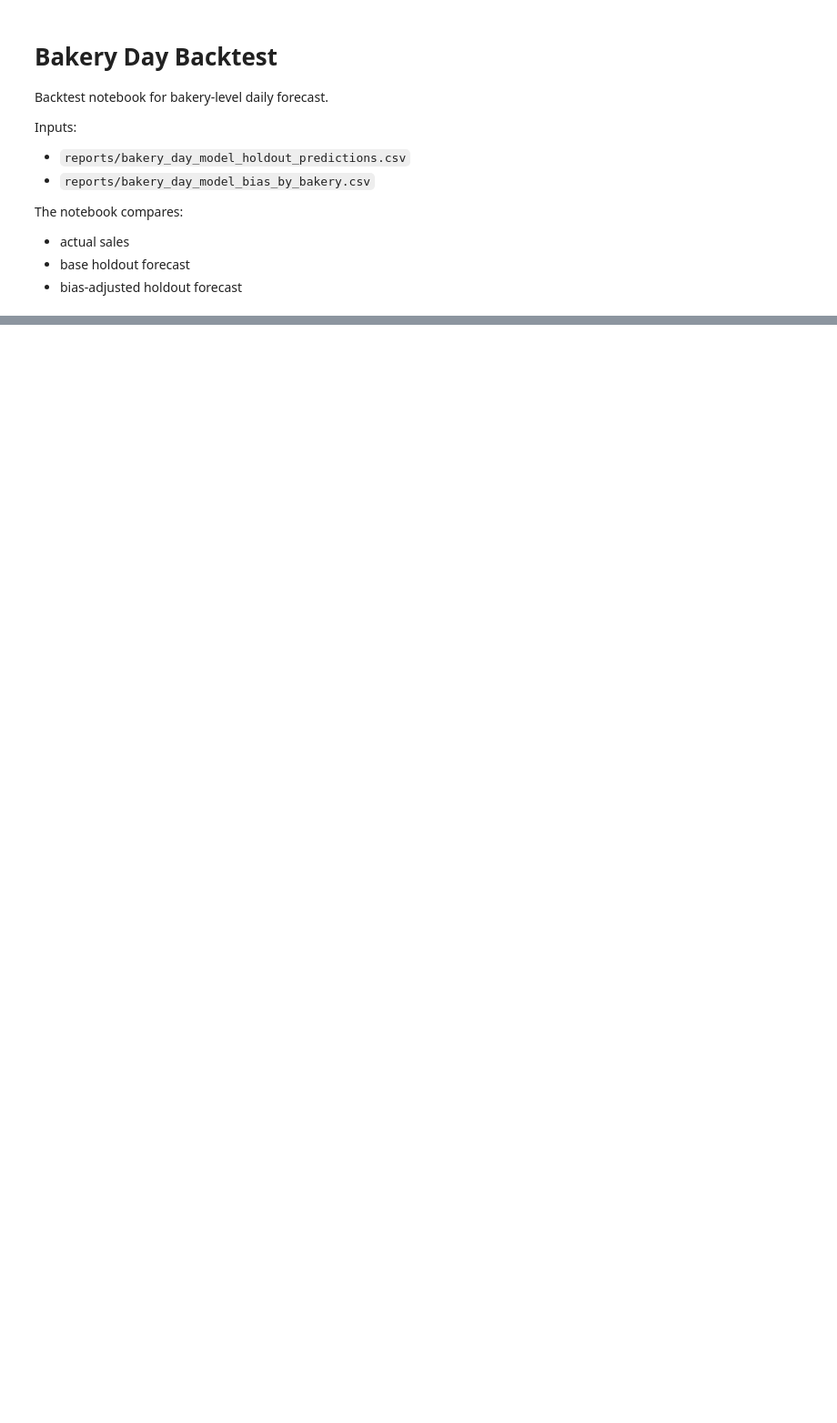
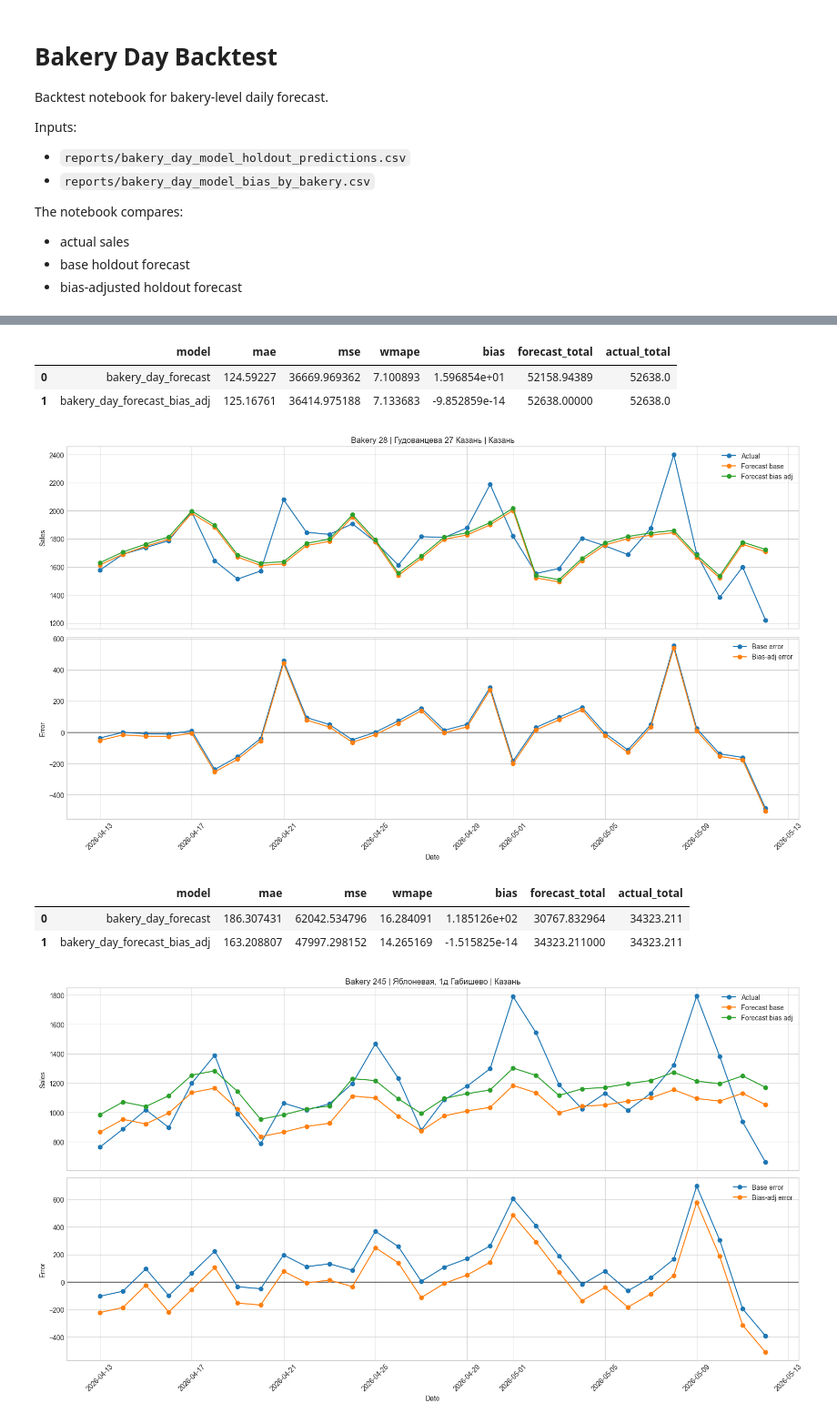
Before and after one commit to Almazziastinov/demand-forecasting-model, a Jupyter notebook: notebooks/bakery_day_backtest.ipynb, the cells around one changed output, grey strips where cells are left out. Shown at 91% size. Drawn from its saved outputs; the diff is of its cells as text; code cells hidden in the pictures; blank space fills up the shorter version.

```diff
--- a/notebooks/bakery_day_backtest.ipynb
+++ b/notebooks/bakery_day_backtest.ipynb
@@ -166,8 +207,17 @@ def plot_bakery(bakery_id=None, bakery_name_contains=None):
     plt.show()
 # %%
 # Examples: inspect the strongest shifted bakeries from holdout.
-plot_bakery(bakery_id=262)
+plot_bakery(bakery_id=28)
 plot_bakery(bakery_id=245)
+# %% [output]
+|  | model | mae | mse | wmape | bias | forecast_total | actual_total |
+| 0 | bakery_day_forecast | 124.59227 | 36669.969362 | 7.100893 | 1.596854e+01 | 52158.94389 | 52638.0 |
+| 1 | bakery_day_forecast_bias_adj | 125.16761 | 36414.975188 | 7.133683 | -9.852859e-14 | 52638.00000 | 52638.0 |
+[figure, added]
+|  | model | mae | mse | wmape | bias | forecast_total | actual_total |
+| 0 | bakery_day_forecast | 186.307431 | 62042.534796 | 16.284091 | 1.185126e+02 | 30767.832964 | 34323.211 |
+| 1 | bakery_day_forecast_bias_adj | 163.208807 | 47997.298152 | 14.265169 | -1.515825e-14 | 34323.211000 | 34323.211 |
+[figure, added]
 # %%
 bakery_metrics = []
 for bakery_id, group in backtest.groupby("bakery_id", sort=False):
```
Also changed, not shown: parts of 8 cells of this notebook, 4 other files.
